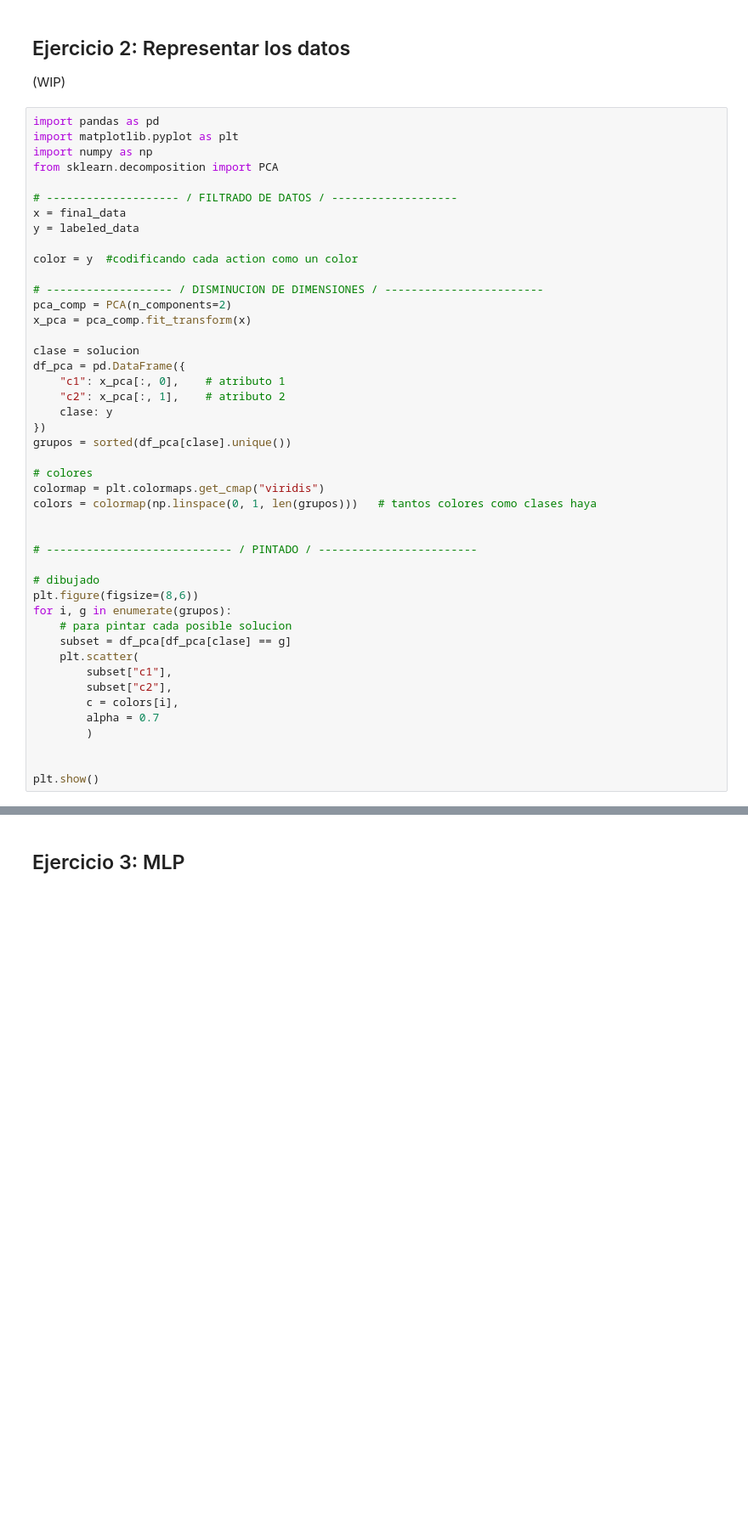
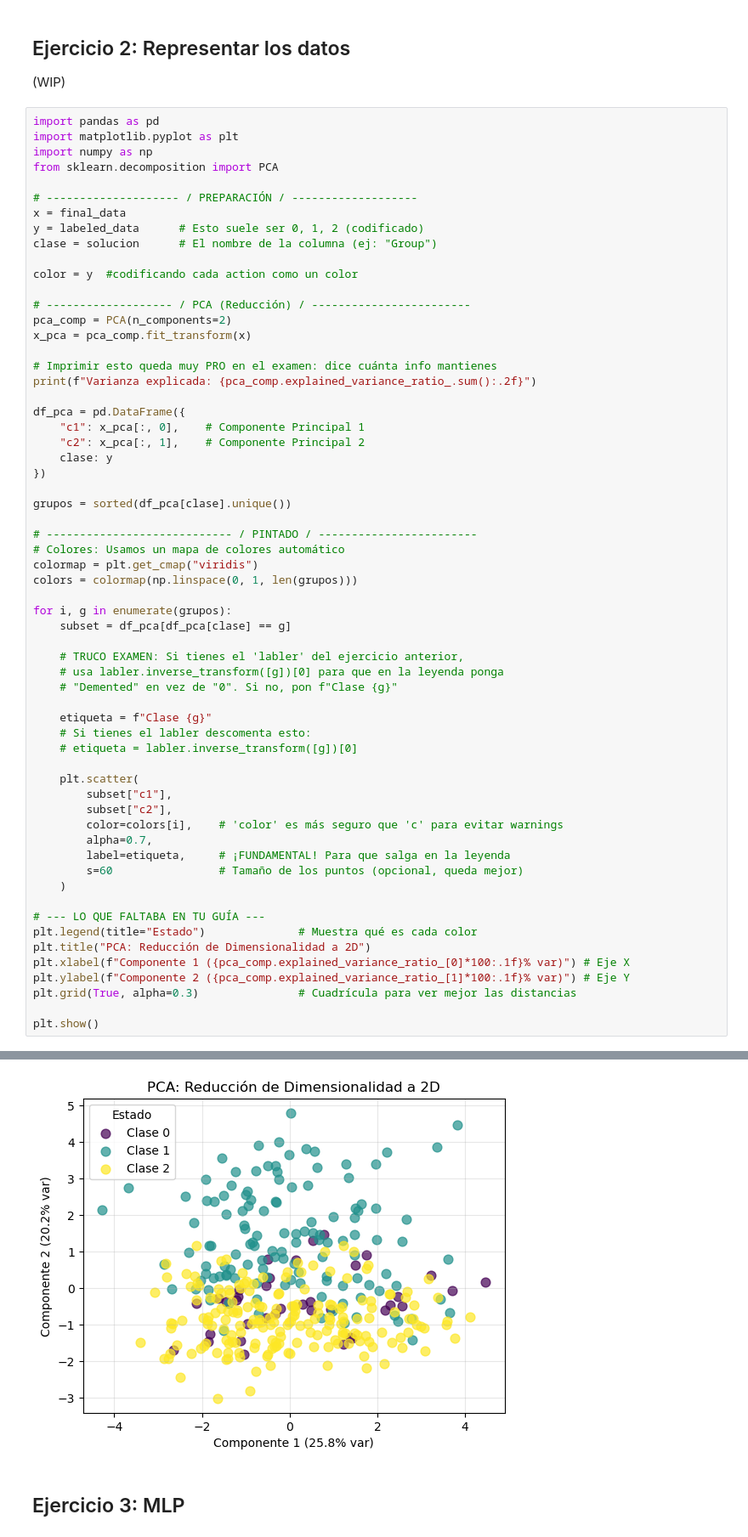
Before and after one commit to pokoli0/AAMD, a Jupyter notebook: Practica5/Practica5Enuncuado/guia.ipynb, the cells around one changed output, grey strips where cells are left out. Shown at 85% size. Cells and saved outputs as stored; diff of their text form; blank space fills up the shorter version.

```diff
--- a/Practica5/Practica5Enuncuado/guia.ipynb
+++ b/Practica5/Practica5Enuncuado/guia.ipynb
@@ -140,43 +162,59 @@ import matplotlib.pyplot as plt
 import numpy as np
 from sklearn.decomposition import PCA
 
-# -------------------- / FILTRADO DE DATOS / -------------------
+# -------------------- / PREPARACIÓN / -------------------
 x = final_data
-y = labeled_data
+y = labeled_data      # Esto suele ser 0, 1, 2 (codificado)
+clase = solucion      # El nombre de la columna (ej: "Group")
 
 color = y  #codificando cada action como un color
 
-# ------------------- / DISMINUCION DE DIMENSIONES / ------------------------
+# ------------------- / PCA (Reducción) / ------------------------
 pca_comp = PCA(n_components=2)
 x_pca = pca_comp.fit_transform(x)
 
-clase = solucion
+# Imprimir esto queda muy PRO en el examen: dice cuánta info mantienes
+print(f"Varianza explicada: {pca_comp.explained_variance_ratio_.sum():.2f}")
+
 df_pca = pd.DataFrame({
-    "c1": x_pca[:, 0],    # atributo 1
-    "c2": x_pca[:, 1],    # atributo 2
+    "c1": x_pca[:, 0],    # Componente Principal 1
+    "c2": x_pca[:, 1],    # Componente Principal 2
     clase: y
 })
+
 grupos = sorted(df_pca[clase].unique())
 
-# colores
-colormap = plt.colormaps.get_cmap("viridis")
-colors = colormap(np.linspace(0, 1, len(grupos)))   # tantos colores como clases haya
+# ---------------------------- / PINTADO / ------------------------
+# Colores: Usamos un mapa de colores automático
+colormap = plt.get_cmap("viridis")
+colors = colormap(np.linspace(0, 1, len(grupos)))
 
+for i, g in enumerate(grupos):
+    subset = df_pca[df_pca[clase] == g]
 
-# ---------------------------- / PINTADO / ------------------------
+    # TRUCO EXAMEN: Si tienes el 'labler' del ejercicio anterior,
+    # usa labler.inverse_transform([g])[0] para que en la leyenda ponga
+    # "Demented" en vez de "0". Si no, pon f"Clase {g}"
 
-# dibujado
-plt.figure(figsize=(8,6))
-for i, g in enumerate(grupos):
-    # para pintar cada posible solucion
-    subset = df_pca[df_pca[clase] == g]
+    etiqueta = f"Clase {g}"
+    # Si tienes el labler descomenta esto:
+    # etiqueta = labler.inverse_transform([g])[0]
+
     plt.scatter(
         subset["c1"],
         subset["c2"],
-        c = colors[i],
-        alpha = 0.7
-        )
+        color=colors[i],    # 'color' es más seguro que 'c' para evitar warnings
+        alpha=0.7,
+        label=etiqueta,     # ¡FUNDAMENTAL! Para que salga en la leyenda
+        s=60                # Tamaño de los puntos (opcional, queda mejor)
+    )
 
+# --- LO QUE FALTABA EN TU GUÍA ---
+plt.legend(title="Estado")              # Muestra qué es cada color
+plt.title("PCA: Reducción de Dimensionalidad a 2D")
+plt.xlabel(f"Componente 1 ({pca_comp.explained_variance_ratio_[0]*100:.1f}% var)") # Eje X
+plt.ylabel(f"Componente 2 ({pca_comp.explained_variance_ratio_[1]*100:.1f}% var)") # Eje Y
+plt.grid(True, alpha=0.3)               # Cuadrícula para ver mejor las distancias
 
 plt.show()
 # %% [output]
@@ -184,3 +222,4 @@ KeyError: 'Group'
+[figure, added]
 # %% [markdown]
 ## Ejercicio 3: MLP
 # %%
```
Also changed, not shown: parts of 2 cells of this notebook, 2 other files.
